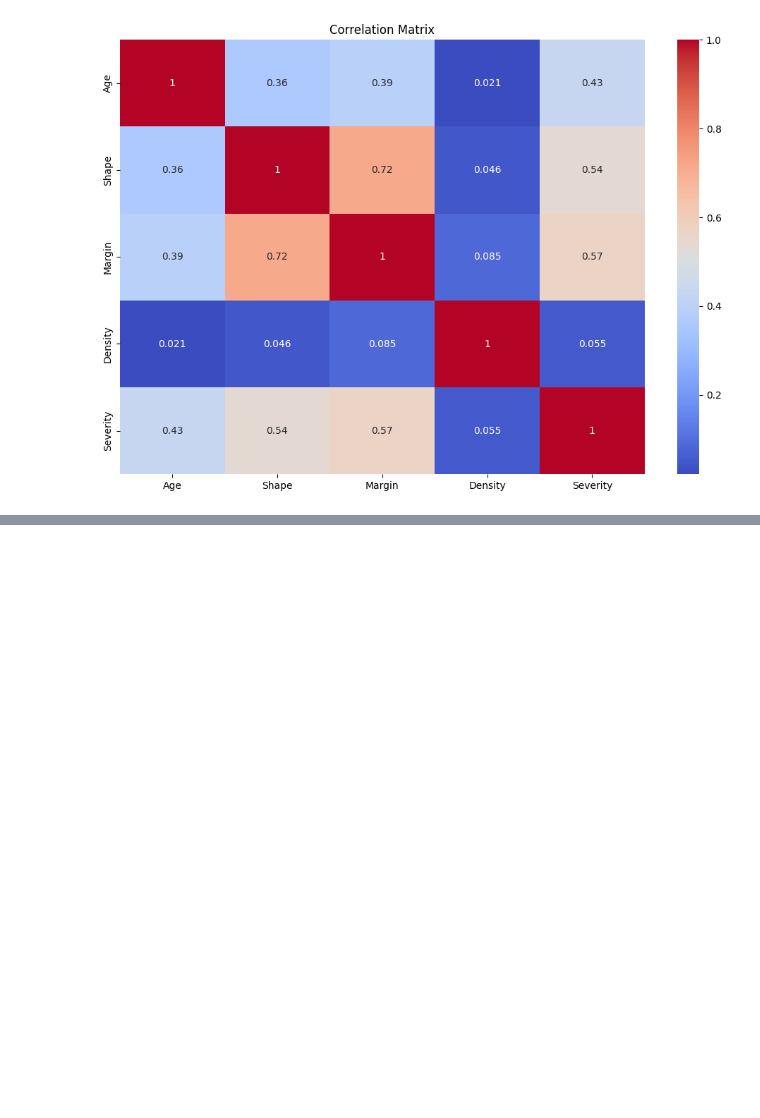
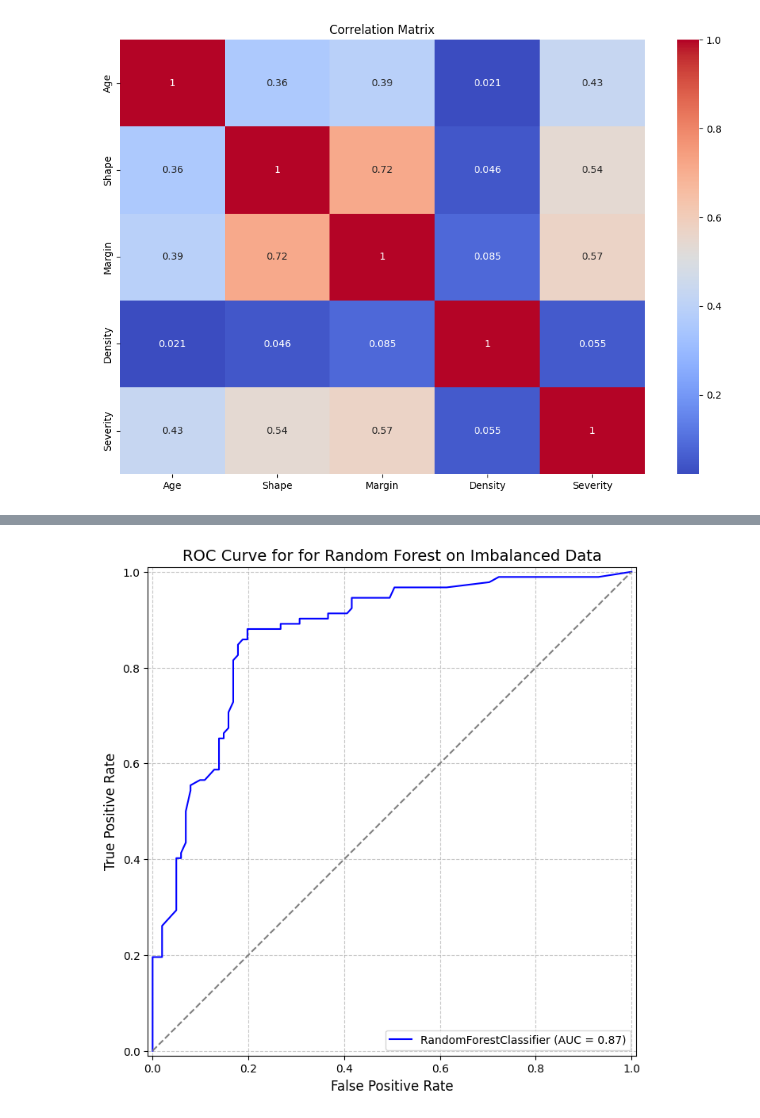
Before and after one commit to harsha5428/datascience_project, a Jupyter notebook: final_project.ipynb, the cells around one changed output, grey strips where cells are left out. Drawn from its saved outputs; the diff is of its cells as text; code cells hidden in the pictures; blank space fills up the shorter version.

```diff
--- a/final_project.ipynb
+++ b/final_project.ipynb
@@ -948,0 +1031,4 @@ plt.show()
+# %%
+plot_roc_curve_on(rf_mamm, X_test_mamm, y_test_mamm, title="ROC Curve for for Random Forest on Imbalanced Data")
+# %% [output]
+[figure, added]
```
Also changed, not shown: parts of 14 cells of this notebook.
